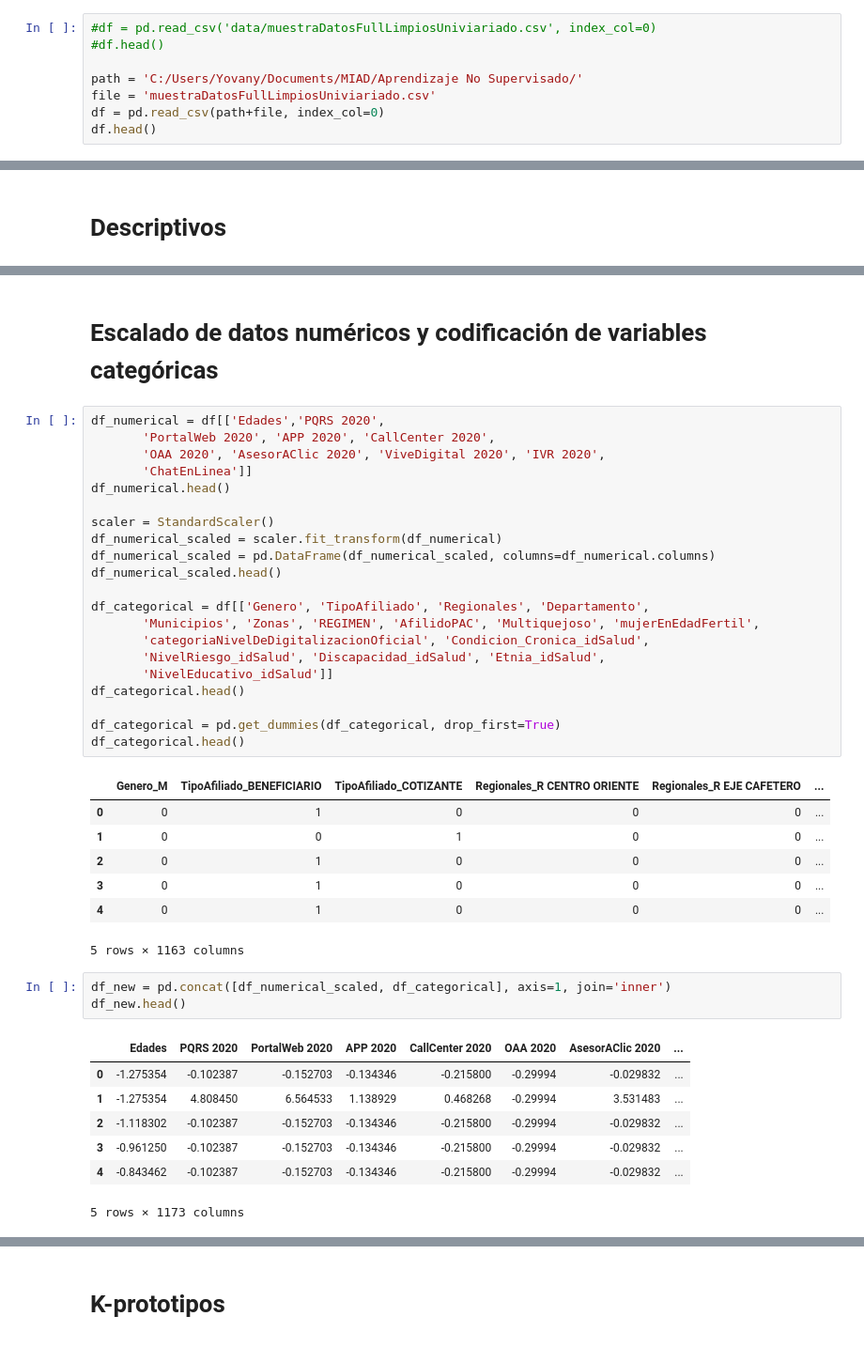
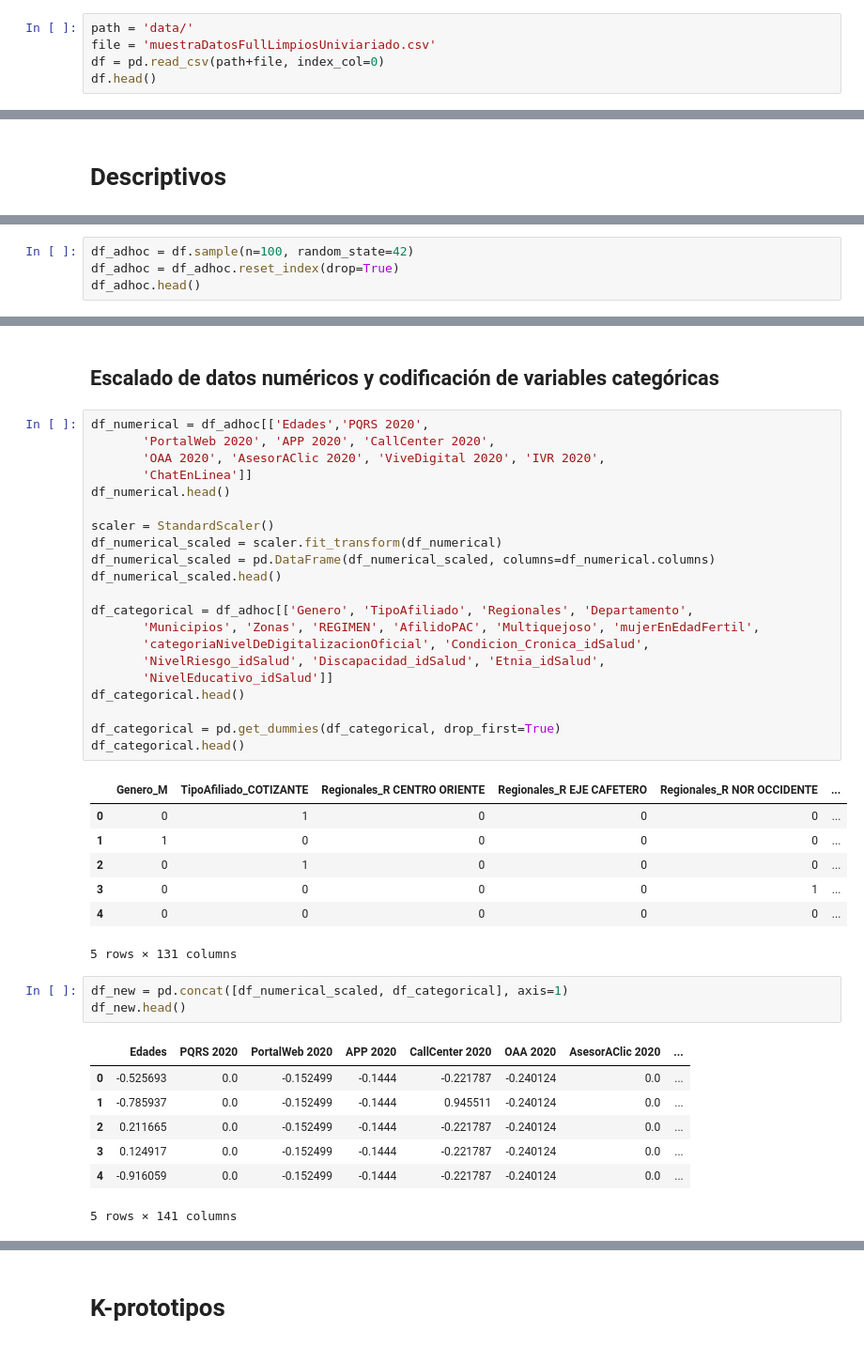
Before and after one commit to cdgonzalezr1/proyecto_aprendizaje_no_supervisado, a Jupyter notebook: proyecto_arquetipos.ipynb, the cells around one changed output, grey strips where cells are left out. Shown: that part at 94% size. Saved outputs shown, nothing was run; the diff lists cells and outputs as text.

```diff
--- a/proyecto_arquetipos.ipynb
+++ b/proyecto_arquetipos.ipynb
@@ -21,10 +27,7 @@ warnings.filterwarnings('ignore')
 # %% [markdown]
 # Lectura de datos
 # %%
-#df = pd.read_csv('data/muestraDatosFullLimpiosUniviariado.csv', index_col=0)
-#df.head()
-
-path = 'C:/Users/Yovany/Documents/MIAD/Aprendizaje No Supervisado/'
+path = 'data/'
 file = 'muestraDatosFullLimpiosUniviariado.csv'
 df = pd.read_csv(path+file, index_col=0)
 df.head()
@@ -181,0 +187,4 @@ Name: Generacion, dtype: int64
+# %%
+df_adhoc = df.sample(n=100, random_state=42)
+df_adhoc = df_adhoc.reset_index(drop=True)
+df_adhoc.head()
@@ -182,7 +201,7 @@ Name: Generacion, dtype: int64
 # %% [markdown]
-# Escalado de datos numéricos y codificación de variables categóricas
+## Escalado de datos numéricos y codificación de variables categóricas
 # %%
-df_numerical = df[['Edades','PQRS 2020',
+df_numerical = df_adhoc[['Edades','PQRS 2020',
        'PortalWeb 2020', 'APP 2020', 'CallCenter 2020',
        'OAA 2020', 'AsesorAClic 2020', 'ViveDigital 2020', 'IVR 2020',
        'ChatEnLinea']]
@@ -193,7 +212,7 @@ df_numerical_scaled = scaler.fit_transform(df_numerical)
 df_numerical_scaled = pd.DataFrame(df_numerical_scaled, columns=df_numerical.columns)
 df_numerical_scaled.head()
 
-df_categorical = df[['Genero', 'TipoAfiliado', 'Regionales', 'Departamento',
+df_categorical = df_adhoc[['Genero', 'TipoAfiliado', 'Regionales', 'Departamento',
        'Municipios', 'Zonas', 'REGIMEN', 'AfilidoPAC', 'Multiquejoso', 'mujerEnEdadFertil',
        'categoriaNivelDeDigitalizacionOficial', 'Condicion_Cronica_idSalud',
        'NivelRiesgo_idSalud', 'Discapacidad_idSalud', 'Etnia_idSalud',
@@ -203,22 +222,22 @@ df_categorical.head()
 df_categorical = pd.get_dummies(df_categorical, drop_first=True)
 df_categorical.head()
 # %% [output]
-|  | Genero_M | TipoAfiliado_BENEFICIARIO | TipoAfiliado_COTIZANTE | Regionales_R CENTRO ORIENTE | Regionales_R EJE CAFETERO | ... |
+|  | Genero_M | TipoAfiliado_COTIZANTE | Regionales_R CENTRO ORIENTE | Regionales_R EJE CAFETERO | Regionales_R NOR OCCIDENTE | ... |
 | 0 | 0 | 1 | 0 | 0 | 0 | ... |
-| 1 | 0 | 0 | 1 | 0 | 0 | ... |
+| 1 | 1 | 0 | 0 | 0 | 0 | ... |
 | 2 | 0 | 1 | 0 | 0 | 0 | ... |
-| 3 | 0 | 1 | 0 | 0 | 0 | ... |
-| 4 | 0 | 1 | 0 | 0 | 0 | ... |
+| 3 | 0 | 0 | 0 | 0 | 1 | ... |
+| 4 | 0 | 0 | 0 | 0 | 0 | ... |
-5 rows × 1163 columns
+5 rows × 131 columns
 # %%
-df_new = pd.concat([df_numerical_scaled, df_categorical], axis=1, join='inner')
+df_new = pd.concat([df_numerical_scaled, df_categorical], axis=1)
 df_new.head()
 # %% [output]
 |  | Edades | PQRS 2020 | PortalWeb 2020 | APP 2020 | CallCenter 2020 | OAA 2020 | AsesorAClic 2020 | ... |
-| 0 | -1.275354 | -0.102387 | -0.152703 | -0.134346 | -0.215800 | -0.29994 | -0.029832 | ... |
-| 1 | -1.275354 | 4.808450 | 6.564533 | 1.138929 | 0.468268 | -0.29994 | 3.531483 | ... |
-| 2 | -1.118302 | -0.102387 | -0.152703 | -0.134346 | -0.215800 | -0.29994 | -0.029832 | ... |
-| 3 | -0.961250 | -0.102387 | -0.152703 | -0.134346 | -0.215800 | -0.29994 | -0.029832 | ... |
-| 4 | -0.843462 | -0.102387 | -0.152703 | -0.134346 | -0.215800 | -0.29994 | -0.029832 | ... |
+| 0 | -0.525693 | 0.0 | -0.152499 | -0.1444 | -0.221787 | -0.240124 | 0.0 | ... |
+| 1 | -0.785937 | 0.0 | -0.152499 | -0.1444 | 0.945511 | -0.240124 | 0.0 | ... |
+| 2 | 0.211665 | 0.0 | -0.152499 | -0.1444 | -0.221787 | -0.240124 | 0.0 | ... |
+| 3 | 0.124917 | 0.0 | -0.152499 | -0.1444 | -0.221787 | -0.240124 | 0.0 | ... |
+| 4 | -0.916059 | 0.0 | -0.152499 | -0.1444 | -0.221787 | -0.240124 | 0.0 | ... |
-5 rows × 1173 columns
+5 rows × 141 columns
 # %% [markdown]
```
Also changed, not shown: parts of 27 cells of this notebook.
